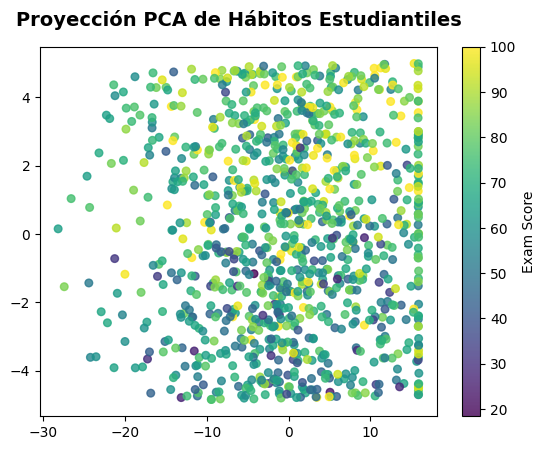
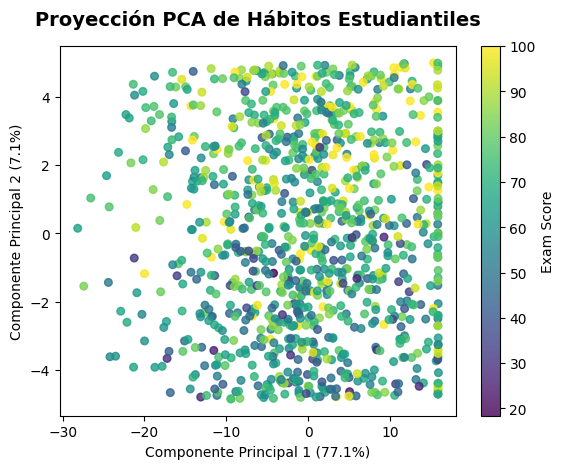
Code edit (unified diff) that turned the first committed figure into the second:
--- before
+++ after
@@ -9,4 +9,6 @@
 plt.scatter(X_pca[:,0], X_pca[:,1], c=df_habits_proc_nomiss['exam_score'], cmap='viridis', alpha=0.8, s=30 ) # alpha trasluce los colores
 plt.title('Proyección PCA de Hábitos Estudiantiles', fontsize=14, pad=15, fontweight='bold')
+plt.xlabel(f'Componente Principal 1 ({var_explicada[0]*100:.1f}%)')
+plt.ylabel(f'Componente Principal 2 ({var_explicada[1]*100:.1f}%)')
 plt.colorbar(label="Exam Score")
 plt.show()

Commit: Creado con Colab